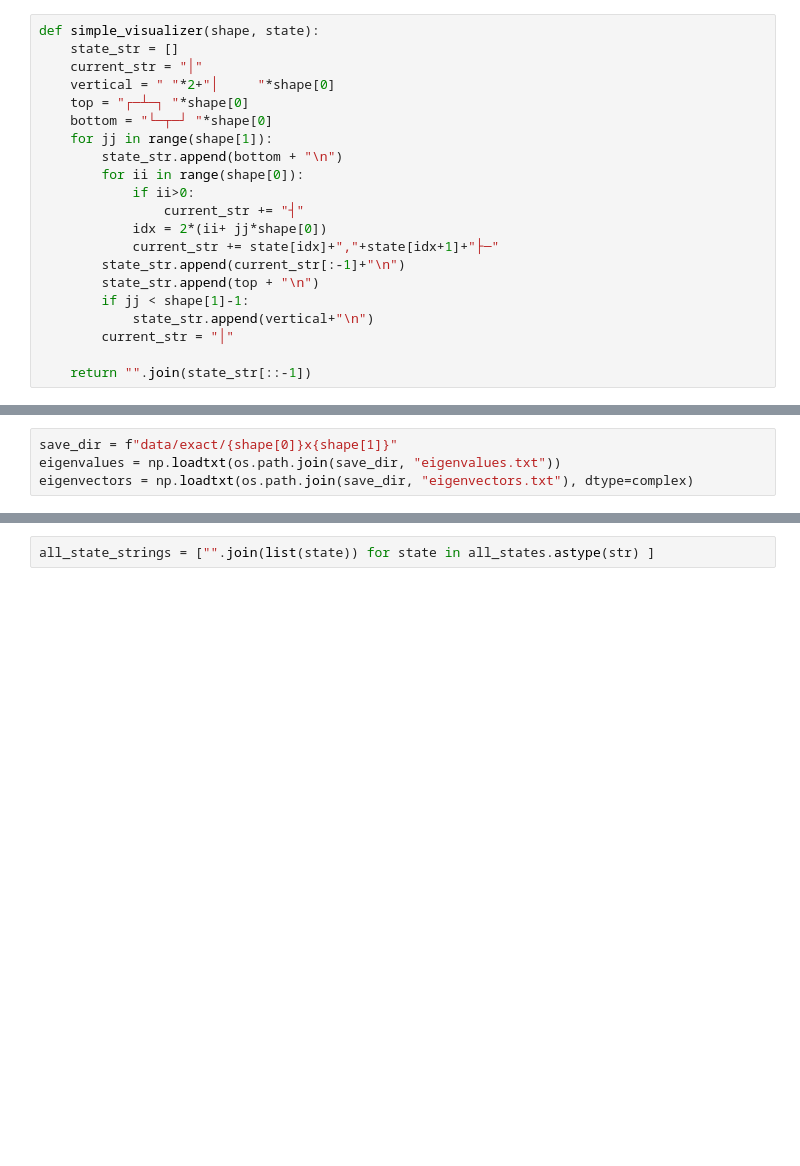
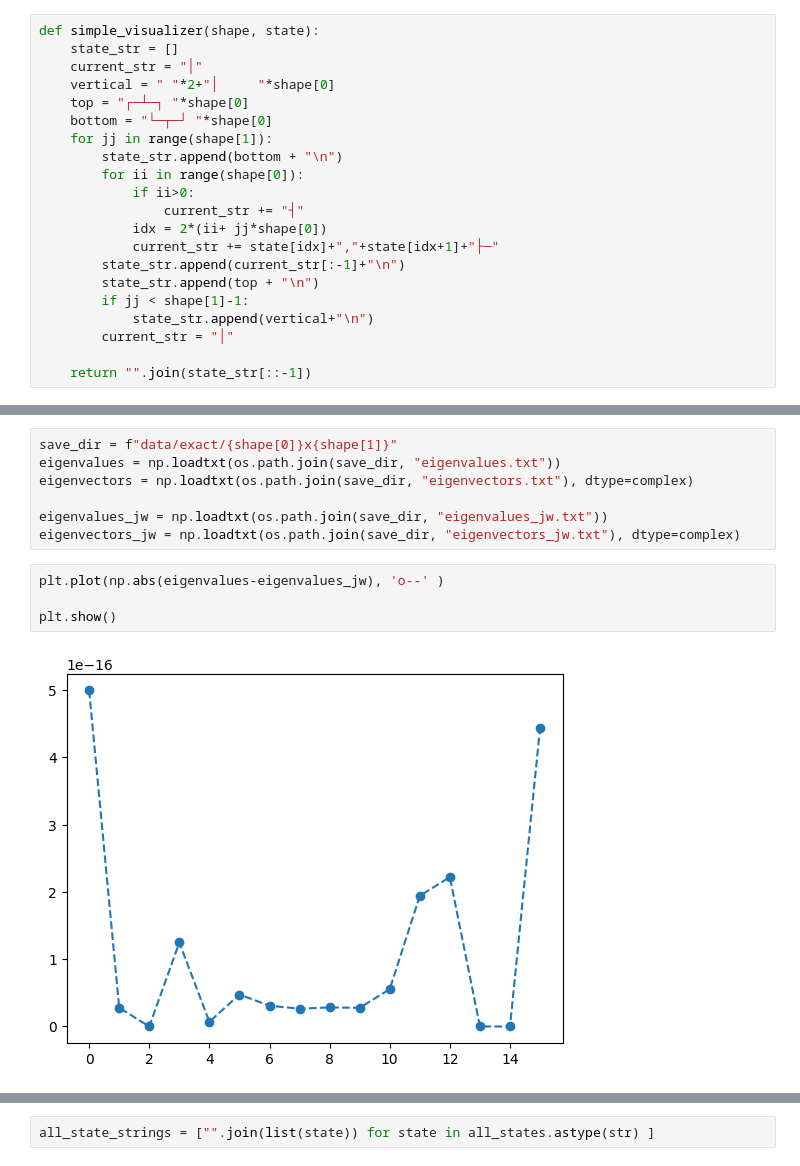
Before and after one commit to mballarin97/hubbard, a Jupyter notebook: exact_visualizer.ipynb, the cells around one changed output, grey strips where cells are left out. Drawn from its saved outputs; the diff is of its cells as text; blank space fills up the shorter version.

```diff
--- a/exact_visualizer.ipynb
+++ b/exact_visualizer.ipynb
@@ -99,6 +100,15 @@ There will be a total of 784 states
 save_dir = f"data/exact/{shape[0]}x{shape[1]}"
 eigenvalues = np.loadtxt(os.path.join(save_dir, "eigenvalues.txt"))
 eigenvectors = np.loadtxt(os.path.join(save_dir, "eigenvectors.txt"), dtype=complex)
+
+eigenvalues_jw = np.loadtxt(os.path.join(save_dir, "eigenvalues_jw.txt"))
+eigenvectors_jw = np.loadtxt(os.path.join(save_dir, "eigenvectors_jw.txt"), dtype=complex)
+# %%
+plt.plot(np.abs(eigenvalues-eigenvalues_jw), 'o--' )
+
+plt.show()
+# %% [output]
+[figure, added]
 # %%
 fig, ax = plt.subplots(figsize=(6, 4))
 
```
Also changed, not shown: parts of 9 cells of this notebook, 6 other files.
